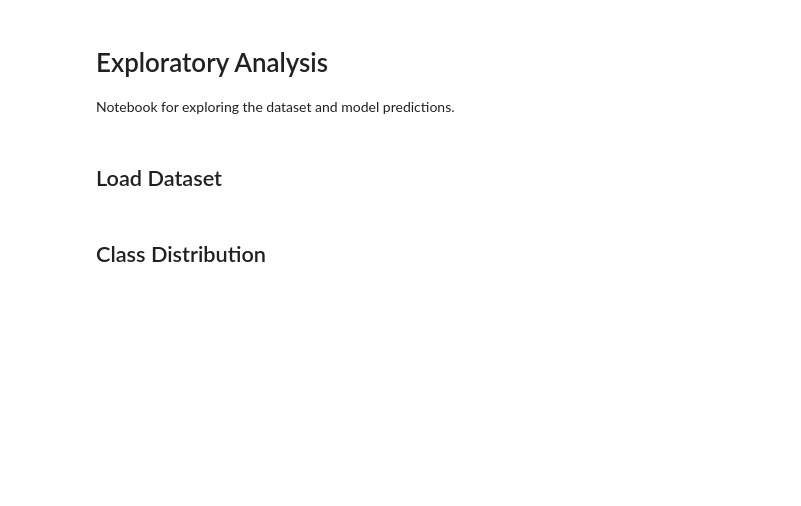
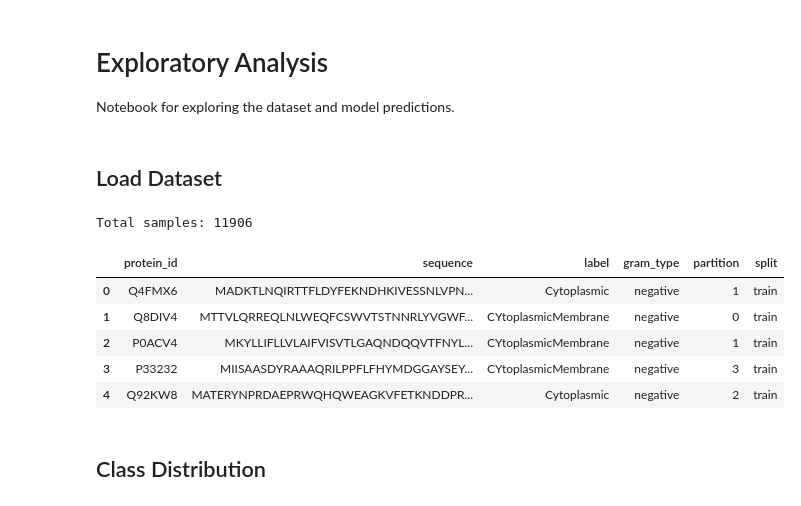
Before and after one commit to Rayou2403/protein-subcellular-localization, a Jupyter notebook: notebooks/exploratory_analysis.ipynb, the cells around one changed output. Cells and saved outputs as stored; diff of their text form; code cells hidden in the pictures; blank space fills up the shorter version.

```diff
--- a/notebooks/exploratory_analysis.ipynb
+++ b/notebooks/exploratory_analysis.ipynb
@@ -16,9 +21,17 @@ plt.rcParams["figure.figsize"] = (12, 6)
 # %% [markdown]
 ## Load Dataset
 # %%
-df = pd.read_csv("../data/splits.csv")
+df = pd.read_csv("../data/processed/splits.csv")
 print(f"Total samples: {len(df)}")
 df.head()
+# %% [output]
+Total samples: 11906
+|  | protein_id | sequence | label | gram_type | partition | split |
+| 0 | Q4FMX6 | MADKTLNQIRTTFLDYFEKNDHKIVESSNLVPN... | Cytoplasmic | negative | 1 | train |
+| 1 | Q8DIV4 | MTTVLQRREQLNLWEQFCSWVTSTNNRLYVGWF... | CYtoplasmicMembrane | negative | 0 | train |
+| 2 | P0ACV4 | MKYLLIFLLVLAIFVISVTLGAQNDQQVTFNYL... | CYtoplasmicMembrane | negative | 1 | train |
+| 3 | P33232 | MIISAASDYRAAAQRILPPFLFHYMDGGAYSEY... | CYtoplasmicMembrane | negative | 3 | train |
+| 4 | Q92KW8 | MATERYNPRDAEPRWQHQWEAGKVFETKNDDPR... | Cytoplasmic | negative | 2 | train |
 # %% [markdown]
 ## Class Distribution
 # %%
```
Also changed, not shown: parts of 3 cells of this notebook, 30 other files.
